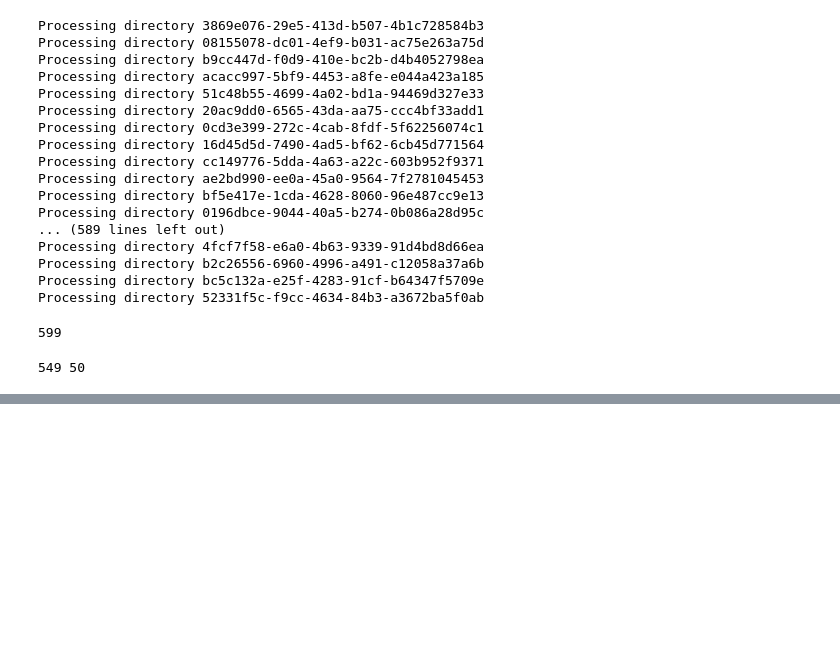
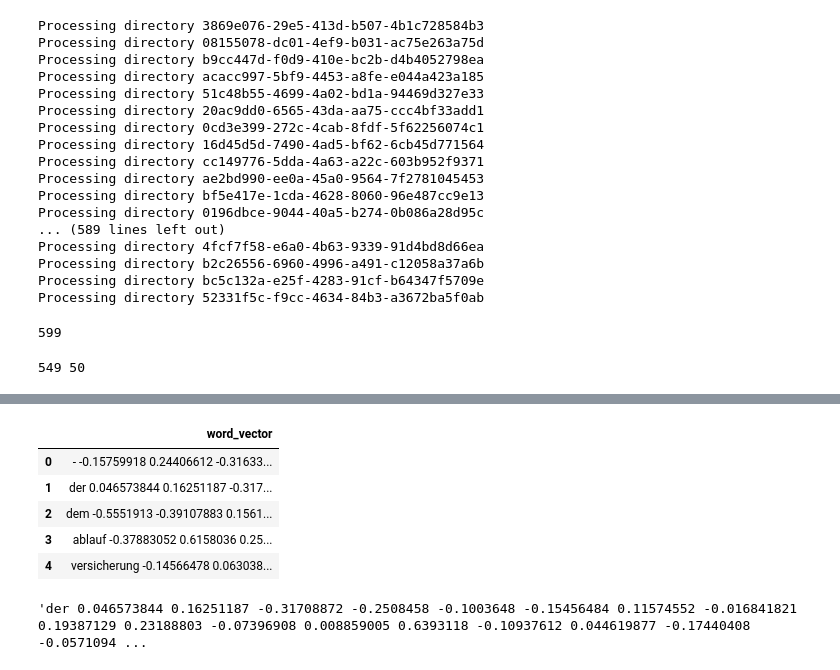
Before and after one commit to nischalhp/pytorch-pretrained-BERT, a Jupyter notebook: notebooks/Understanding-Squad-Dataset.ipynb, the cells around one changed output, grey strips where cells are left out. Drawn from its saved outputs; the diff is of its cells as text; code cells hidden in the pictures; blank space fills up the shorter version.

```diff
--- a/notebooks/Understanding-Squad-Dataset.ipynb
+++ b/notebooks/Understanding-Squad-Dataset.ipynb
@@ -204,0 +259,13 @@ squad_dataset_final_predict['version'] = 'v1.0'
+# %%
+fast_text_model = train_unsupervised('WeFox_paragraphs_fastText.csv', model='skipgram', dim=100, minCount=0)
+# %%
+distinct_words = {}
+for para in paragraphs_fasttext:
+    para_split = para.split(' ')
+    for word in para_split:
+        if word in distinct_words.keys():
+            count = distinct_words[word]
+            count = count + 1
+            distinct_words[word] = count
+        else:
+            distinct_words[word] = 1
@@ -208,3 +299,31 @@ with open('WeFox_Squad_dataset_train.json', 'w') as outFile:
 
 with open('WeFox_Squad_dataset_predict.json', 'w') as outFile:
     json.dump(squad_dataset_final_predict, outFile)
+# %%
+word_vector_list = []
+np.set_printoptions(suppress=True)
+for word in fast_text_model.get_words():
+    word_vector = {}
+    vector_list = fast_text_model.get_word_vector(word)
+    dim_string = ''
+    for i in range(len(vector_list)):
+        dim_string = dim_string + ' ' + str(vector_list[i])
+
+
+    word_vector['word_vector'] = word.lower().strip() + '' + dim_string
+    word_vector_list.append(word_vector)
+# %%
+word_vector_df = pd.DataFrame(word_vector_list, columns=['word_vector'])
+# %%
+word_vector_df.head()
+# %% [output]
+|  | word_vector |
+| 0 | - -0.15759918 0.24406612 -0.31633... |
+| 1 | der 0.046573844 0.16251187 -0.317... |
+| 2 | dem -0.5551913 -0.39107883 0.1561... |
+| 3 | ablauf -0.37883052 0.6158036 0.25... |
+| 4 | versicherung -0.14566478 0.063038... |
+# %%
+word_vector_df.iloc[1]['word_vector']
+# %% [output]
+'der 0.046573844 0.16251187 -0.31708872 -0.2508458 -0.1003648 -0.15456484 0.11574552 -0.016841821 0.19387129 0.23188803 -0.07396908 0.008859005 0.6393118 -0.10937612 0.044619877 -0.17440408 -0.0571094 ...
```
Also changed, not shown: parts of 16 cells of this notebook.
